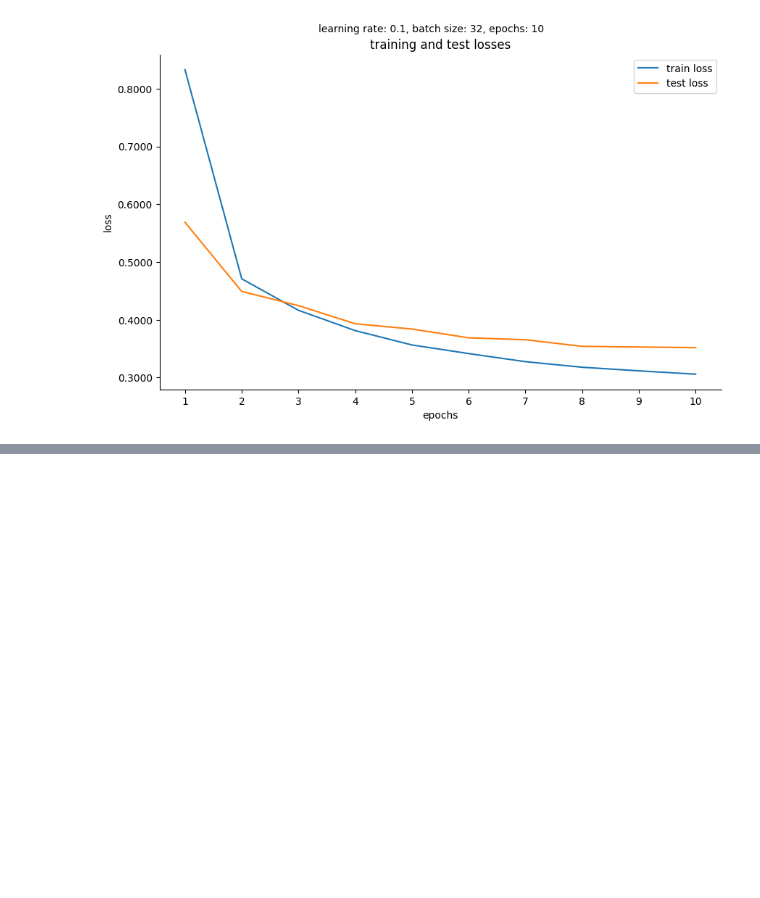
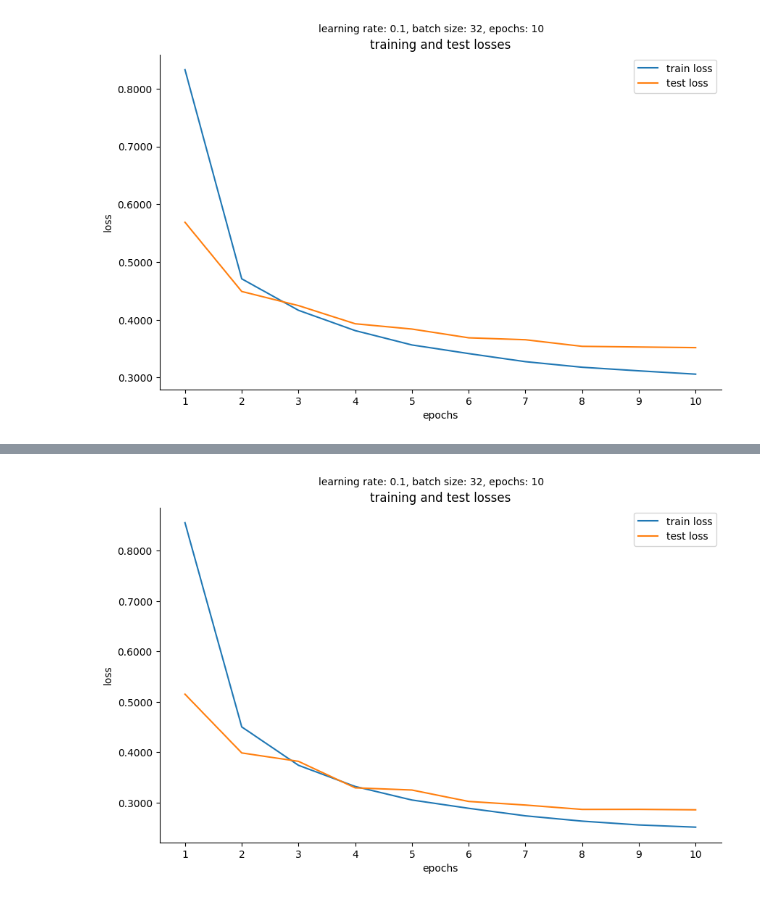
Before and after one commit to FutureGoose/OctaCycleCNN, a Jupyter notebook: exercises/w4/Competition.ipynb, the cells around one changed output, grey strips where cells are left out. Saved outputs shown, nothing was run; the diff lists cells and outputs as text; code cells hidden in the pictures; blank space fills up the shorter version.

```diff
--- a/exercises/w4/Competition.ipynb
+++ b/exercises/w4/Competition.ipynb
@@ -77,0 +79,11 @@ Extracting ./data/FashionMNIST/raw/t10k-labels-idx1-ubyte.gz to ./data/FashionMN
+# %%
+# normalization transform
+transform = transforms.Compose([transforms.ToTensor()])
+
+# load training and test datasets with normalization
+trainset = torchvision.datasets.FashionMNIST(root='./data/', train=True, download=True, transform=transform)
+testset = torchvision.datasets.FashionMNIST(root='./data/', train=False, download=True, transform=transform)
+# %%
+mean, std = calculate_mean_std(trainset)
+
+print(f'mean: {mean}, std: {std}')
@@ -77,0 +92,7 @@ Extracting ./data/FashionMNIST/raw/t10k-labels-idx1-ubyte.gz to ./data/FashionMN
+# %%
+# normalization transform
+transform = transforms.Compose([transforms.ToTensor(), transforms.Normalize((mean,), (std,))])
+
+# load training and test datasets with normalization
+trainset = torchvision.datasets.FashionMNIST(root='./data/', train=True, download=True, transform=transform)
+testset = torchvision.datasets.FashionMNIST(root='./data/', train=False, download=True, transform=transform)
@@ -971,0 +1201,62 @@ trained_model = trainer.train(
+# %%
+class Net(nn.Module):
+    def __init__(self, input_size, output_size):
+        super().__init__()
+        # convolutional layer
+        self.conv1 = nn.Conv2d(in_channels=1, out_channels=32, kernel_size=3, stride=1, padding=0)
+        self.pool = nn.MaxPool2d(kernel_size=2, stride=2)
+
+        # calculate the size after conv and pool for the flatten operation
+        # for MNIST/Fashion-MNIST (28x28 images):
+        # after conv1: 26x26
+        # after pool: 13x13
+        # after flatten: 13 * 13 * 32 = 5408
+        flattened_size = 5408
+
+        self.flatten = nn.Flatten()
+        self.fc1 = nn.Linear(flattened_size, 1024)
+        self.fc2 = nn.Linear(1024, 512)
+        self.fc3 = nn.Linear(512, 256)
+        self.fc4 = nn.Linear(256, 128)
+        self.fc5 = nn.Linear(128, 64)
+        self.fc6 = nn.Linear(64, output_size)
+        self.relu = nn.ReLU()
+        self.dropout1 = nn.Dropout(0.2)
+        self.dropout2 = nn.Dropout(0.2)
+
+    def forward(self, x):
+        # conv1
+        x = self.pool(self.relu(self.conv1(x)))
+
+        x = self.flatten(x)
+        x = self.relu(self.fc1(x))
+        x = self.dropout1(x)
+        x = self.relu(self.fc2(x))
+        x = self.dropout1(x)
+        x = self.relu(self.fc3(x))
+        x = self.dropout1(x)
+        x = self.relu(self.fc4(x))
+        x = self.dropout1(x)
+        x = self.relu(self.fc5(x))
+        x = self.fc6(x)
+        return x
+
+# initialize trainer
+trainer = ModelTrainer(
+    input_size=trainset[0][0].numel(),
+    output_size=10,
+    device=device,
+    batch_size=32,  # batch size 32
+    learning_rate=0.1,
+    l2_lambda=0.002,
+    verbose=False
+)
+
+# train model
+trained_model = trainer.train(
+    training_set=trainset,
+    test_set=testset,
+    num_epochs=100,
+    gamma=0.7
+)
+# %% [output]
@@ -971,0 +1273 @@ trained_model = trainer.train(
+[figure, added]
```
Also changed, not shown: parts of 13 cells of this notebook.
